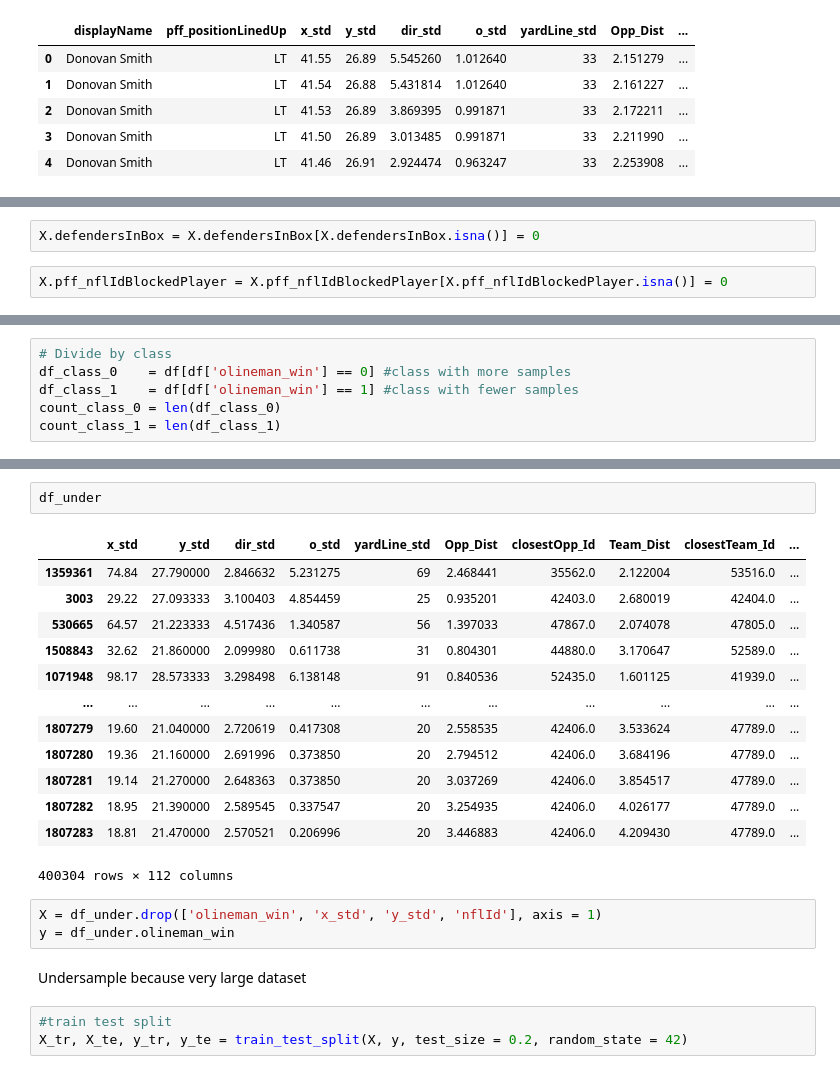
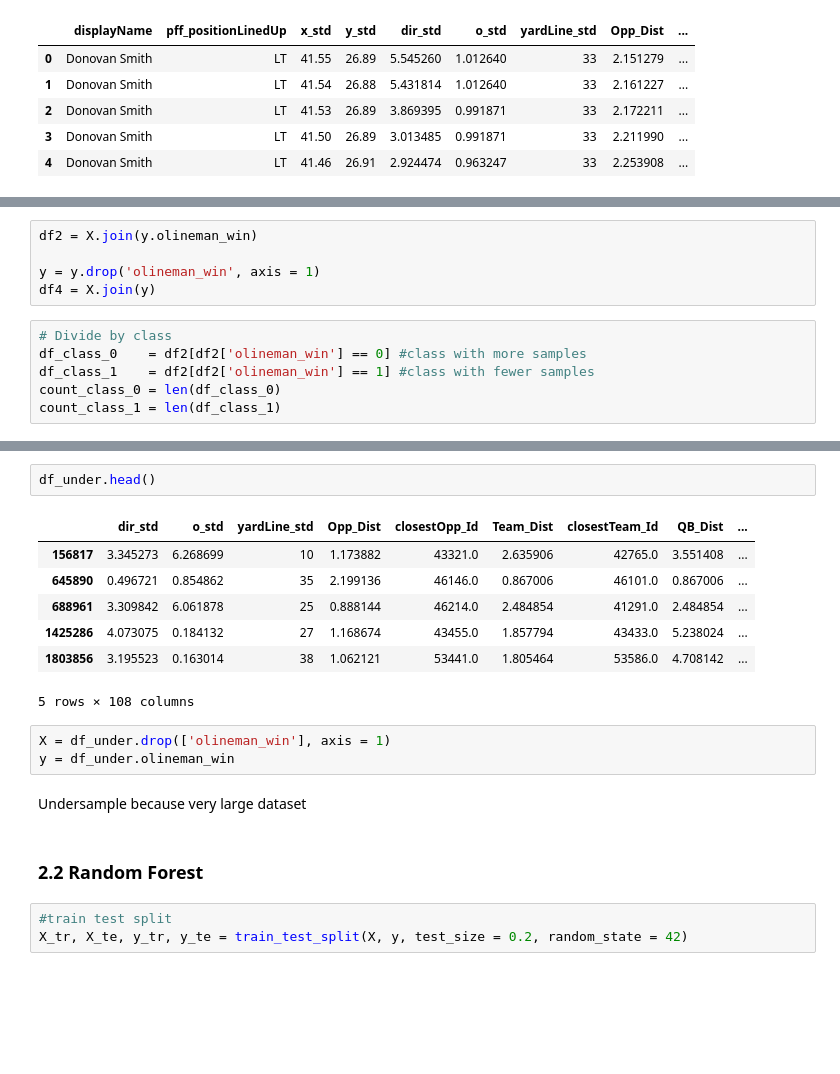
Before and after one commit to tramsay-deloitte/NFL-Data-Bowl-2023-Big-Time-Pass-Rush, a Jupyter notebook: Offensive_Lineman_Success_Classifier.ipynb, the cells around one changed output, grey strips where cells are left out. Saved outputs shown, nothing was run; the diff lists cells and outputs as text; blank space fills up the shorter version.

```diff
--- a/Offensive_Lineman_Success_Classifier.ipynb
+++ b/Offensive_Lineman_Success_Classifier.ipynb
@@ -57,4 +106,0 @@ Length: 111, dtype: int64
-# %%
-X.defendersInBox = X.defendersInBox[X.defendersInBox.isna()] = 0
-# %%
-X.pff_nflIdBlockedPlayer = X.pff_nflIdBlockedPlayer[X.pff_nflIdBlockedPlayer.isna()] = 0
@@ -93,7 +125,12 @@ df = X.join(y)
+# %%
+df2 = X.join(y.olineman_win)
+
+y = y.drop('olineman_win', axis = 1)
+df4 = X.join(y)
 # %%
 # Divide by class
-df_class_0    = df[df['olineman_win'] == 0] #class with more samples
-df_class_1    = df[df['olineman_win'] == 1] #class with fewer samples
+df_class_0    = df2[df2['olineman_win'] == 0] #class with more samples
+df_class_1    = df2[df2['olineman_win'] == 1] #class with fewer samples
 count_class_0 = len(df_class_0)
 count_class_1 = len(df_class_1)
 # %%
@@ -114,24 +151,20 @@ Name: olineman_win, dtype: int64
 # %%
-df_under
+df_under.head()
 # %% [output]
-|  | x_std | y_std | dir_std | o_std | yardLine_std | Opp_Dist | closestOpp_Id | Team_Dist | closestTeam_Id | ... |
-| 1359361 | 74.84 | 27.790000 | 2.846632 | 5.231275 | 69 | 2.468441 | 35562.0 | 2.122004 | 53516.0 | ... |
-| 3003 | 29.22 | 27.093333 | 3.100403 | 4.854459 | 25 | 0.935201 | 42403.0 | 2.680019 | 42404.0 | ... |
-| 530665 | 64.57 | 21.223333 | 4.517436 | 1.340587 | 56 | 1.397033 | 47867.0 | 2.074078 | 47805.0 | ... |
-| 1508843 | 32.62 | 21.860000 | 2.099980 | 0.611738 | 31 | 0.804301 | 44880.0 | 3.170647 | 52589.0 | ... |
-| 1071948 | 98.17 | 28.573333 | 3.298498 | 6.138148 | 91 | 0.840536 | 52435.0 | 1.601125 | 41939.0 | ... |
-| ... | ... | ... | ... | ... | ... | ... | ... | ... | ... | ... |
-| 1807279 | 19.60 | 21.040000 | 2.720619 | 0.417308 | 20 | 2.558535 | 42406.0 | 3.533624 | 47789.0 | ... |
-| 1807280 | 19.36 | 21.160000 | 2.691996 | 0.373850 | 20 | 2.794512 | 42406.0 | 3.684196 | 47789.0 | ... |
-| 1807281 | 19.14 | 21.270000 | 2.648363 | 0.373850 | 20 | 3.037269 | 42406.0 | 3.854517 | 47789.0 | ... |
-| 1807282 | 18.95 | 21.390000 | 2.589545 | 0.337547 | 20 | 3.254935 | 42406.0 | 4.026177 | 47789.0 | ... |
-| 1807283 | 18.81 | 21.470000 | 2.570521 | 0.206996 | 20 | 3.446883 | 42406.0 | 4.209430 | 47789.0 | ... |
+|  | dir_std | o_std | yardLine_std | Opp_Dist | closestOpp_Id | Team_Dist | closestTeam_Id | QB_Dist | ... |
+| 156817 | 3.345273 | 6.268699 | 10 | 1.173882 | 43321.0 | 2.635906 | 42765.0 | 3.551408 | ... |
+| 645890 | 0.496721 | 0.854862 | 35 | 2.199136 | 46146.0 | 0.867006 | 46101.0 | 0.867006 | ... |
+| 688961 | 3.309842 | 6.061878 | 25 | 0.888144 | 46214.0 | 2.484854 | 41291.0 | 2.484854 | ... |
+| 1425286 | 4.073075 | 0.184132 | 27 | 1.168674 | 43455.0 | 1.857794 | 43433.0 | 5.238024 | ... |
+| 1803856 | 3.195523 | 0.163014 | 38 | 1.062121 | 53441.0 | 1.805464 | 53586.0 | 4.708142 | ... |
-400304 rows × 112 columns
+5 rows × 108 columns
 # %%
-X = df_under.drop(['olineman_win', 'x_std', 'y_std', 'nflId'], axis = 1)
+X = df_under.drop(['olineman_win'], axis = 1)
 y = df_under.olineman_win
 # %% [markdown]
 Undersample because very large dataset
+# %% [markdown]
+### 2.2 Random Forest
 # %%
 #train test split
 X_tr, X_te, y_tr, y_te = train_test_split(X, y, test_size = 0.2, random_state = 42)
```
Also changed, not shown: parts of 51 cells of this notebook, 2 other files.
